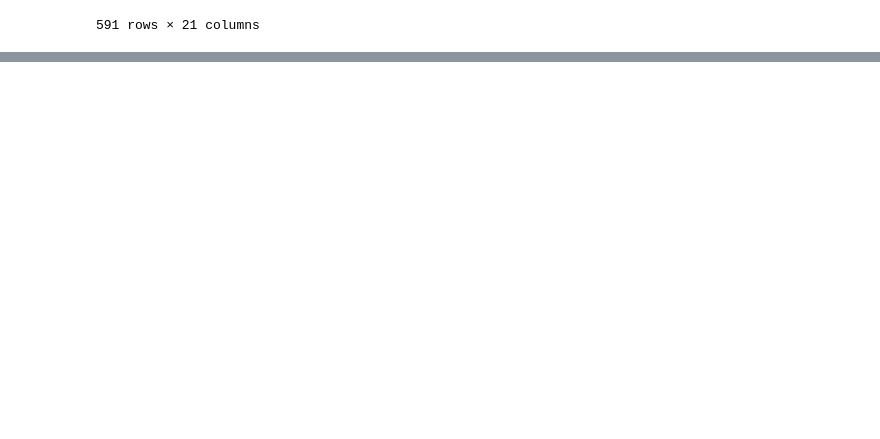
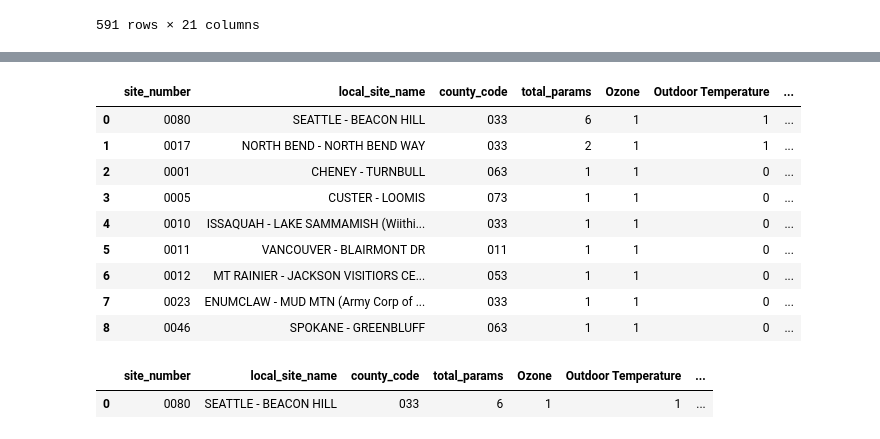
Before and after one commit to osrussell/atmospheric_chem_ML, a Jupyter notebook: test_suite.ipynb, the cells around one changed output, grey strips where cells are left out. Drawn from its saved outputs; the diff is of its cells as text; code cells hidden in the pictures; blank space fills up the shorter version.

```diff
--- a/test_suite.ipynb
+++ b/test_suite.ipynb
@@ -603,0 +629,20 @@ df_2005.to_csv('2005_ozone_sites.csv')
+# %%
+df =  findsites.best_sites_state('53', 2000)
+df
+# %% [output]
+|  | site_number | local_site_name | county_code | total_params | Ozone | Outdoor Temperature | ... |
+| 0 | 0080 | SEATTLE - BEACON HILL | 033 | 6 | 1 | 1 | ... |
+| 1 | 0017 | NORTH BEND - NORTH BEND WAY | 033 | 2 | 1 | 1 | ... |
+| 2 | 0001 | CHENEY - TURNBULL | 063 | 1 | 1 | 0 | ... |
+| 3 | 0005 | CUSTER - LOOMIS | 073 | 1 | 1 | 0 | ... |
+| 4 | 0010 | ISSAQUAH - LAKE SAMMAMISH (Wiithi... | 033 | 1 | 1 | 0 | ... |
+| 5 | 0011 | VANCOUVER - BLAIRMONT DR | 011 | 1 | 1 | 0 | ... |
+| 6 | 0012 | MT RAINIER - JACKSON VISITIORS CE... | 053 | 1 | 1 | 0 | ... |
+| 7 | 0023 | ENUMCLAW - MUD MTN (Army Corp of ... | 033 | 1 | 1 | 0 | ... |
+| 8 | 0046 | SPOKANE - GREENBLUFF | 063 | 1 | 1 | 0 | ... |
+# %%
+df = df[df['total_params'] >= 6]
+df
+# %% [output]
+|  | site_number | local_site_name | county_code | total_params | Ozone | Outdoor Temperature | ... |
+| 0 | 0080 | SEATTLE - BEACON HILL | 033 | 6 | 1 | 1 | ... |
```
Also changed, not shown: parts of 2 cells of this notebook, 2 other files.
